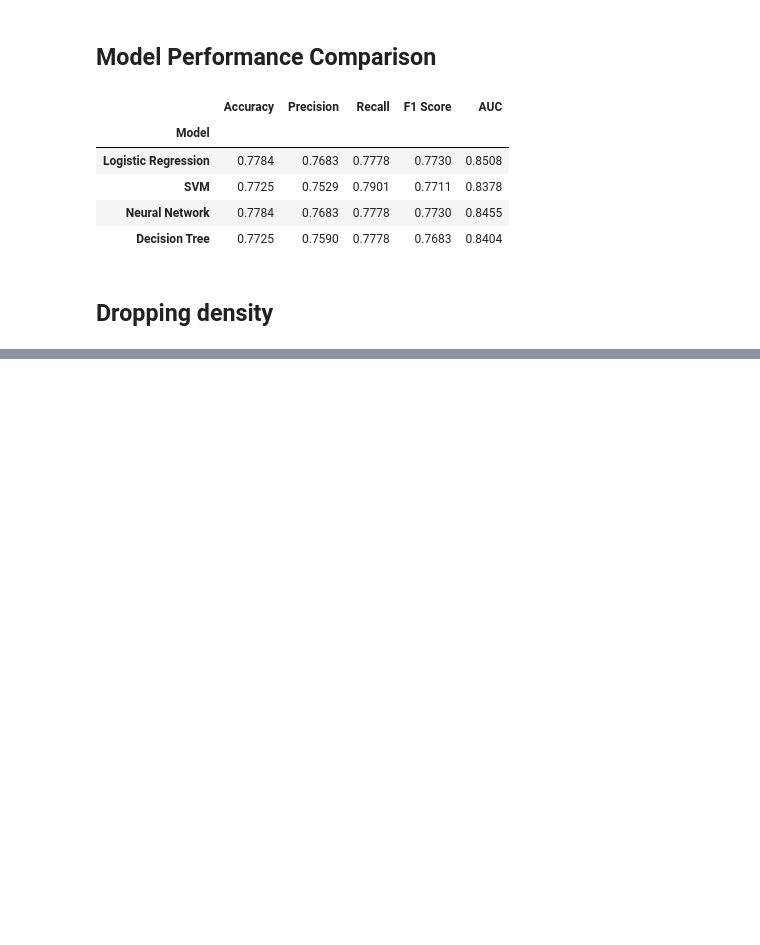
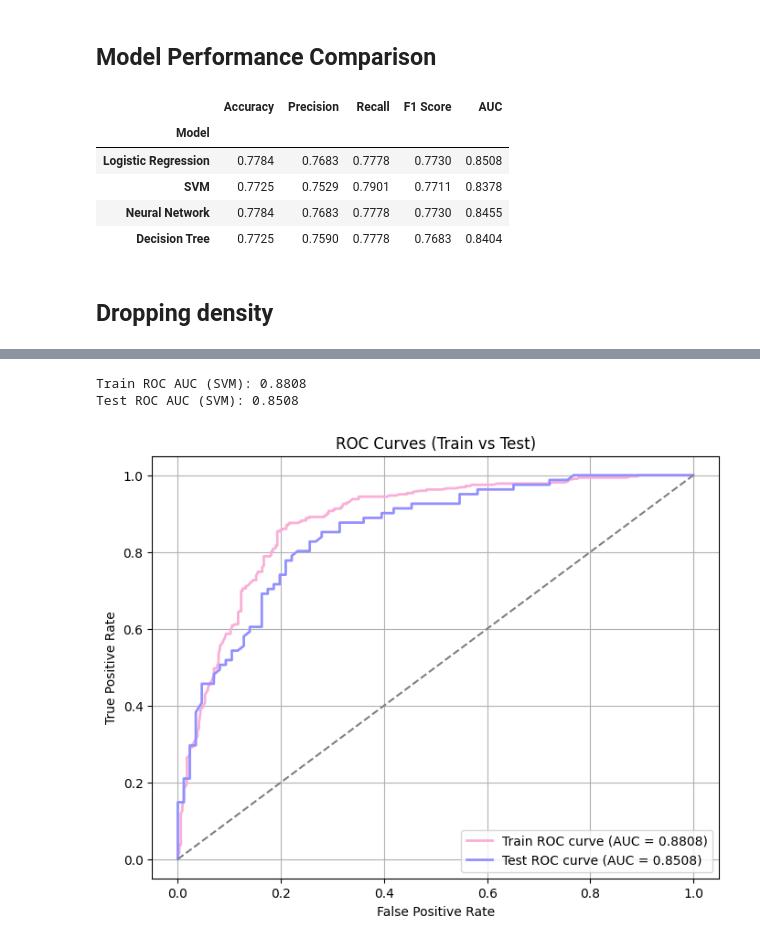
Before and after one commit to ceciliasant/AAproj1, a Jupyter notebook: proj1.ipynb, the cells around one changed output, grey strips where cells are left out. Saved outputs shown, nothing was run; the diff lists cells and outputs as text; code cells hidden in the pictures; blank space fills up the shorter version.

```diff
--- a/proj1.ipynb
+++ b/proj1.ipynb
@@ -894,18 +927,16 @@ Test ROC AUC (Logistic Regression): 1.0000
 # %%
-
-pipeline_logreg_no_density = Pipeline([
+pipeline_svm_no_density = Pipeline([
     ('scaler', scaler),
-    ('logreg', LogisticRegression(max_iter=1000))
+    ('svm', SVC(kernel='rbf', probability=True))
 ])
 
 param_grid = {
-    'logreg__C': [0.001, 0.01, 0.1, 1, 10, 100],  # Regularization strength
-    'logreg__penalty': ['l1', 'l2'],  # Penalty
-    'logreg__solver': ['liblinear', 'saga']  # Solvers compatible with penalties
+    'svm__C': [0.01,0.1, 1, 10],  # Regularization
+    'svm__gamma': ['scale', 'auto', 0.01, 0.001]  # Scales for kernel RBF
 }
 
-grid_search_logreg_no_density = GridSearchCV(pipeline_logreg_no_density, param_grid, cv=cv, scoring='accuracy', n_jobs=-1)
-grid_search_logreg_no_density.fit(X_train_no_density, y_train_no_density)
+grid_search_svm_no_density = GridSearchCV(pipeline_svm_no_density, param_grid, cv=cv, scoring='accuracy', n_jobs=-1)
+grid_search_svm_no_density.fit(X_train_no_density, y_train_no_density)
 
-best_params_no_density = grid_search_logreg_no_density.best_params_
-print(f"Best Hyperparameters (Logistic Regression): {best_params_no_density}")
+best_params_svm_no_density = grid_search_svm_no_density.best_params_
+print(f"Best Hyperparameters (SVM): {best_params_svm_no_density}")
@@ -912,3 +979,35 @@ print(f"Best Hyperparameters (Logistic Regression): {best_params_no_density}")
+# %%
+## ROC curves
+# predicted probabilities for the positive class (Malignant = 1)
+y_train_prob_svm = best_logreg_no_density.predict_proba(X_train_no_density)[:, 1]
+y_test_prob_svm = best_logreg_no_density.predict_proba(X_test_no_density)[:, 1]
+
+# train set
+fpr_train, tpr_train, _ = roc_curve(y_train_no_density, y_train_prob_svm)
+roc_auc_train = auc(fpr_train, tpr_train)
+
+# test set
+fpr_test, tpr_test, _ = roc_curve(y_test_no_density, y_test_prob_svm)
+roc_auc_test_svm_no_density = auc(fpr_test, tpr_test)
+
+print(f"Train ROC AUC (SVM): {roc_auc_train:.4f}")
+print(f"Test ROC AUC (SVM): {roc_auc_test_svm_no_density:.4f}")
+
+plt.figure(figsize=(8, 6))
+plt.plot(fpr_train, tpr_train, color= '#f9afd7ff', lw=2, label=f'Train ROC curve (AUC = {roc_auc_train:.4f})')
+plt.plot(fpr_test, tpr_test, color='#9290ffff', lw=2, label=f'Test ROC curve (AUC = {roc_auc_test_svm_no_density:.4f})')
+plt.plot([0, 1], [0, 1], color='gray', linestyle='--')
+
+plt.xlabel('False Positive Rate')
+plt.ylabel('True Positive Rate')
+plt.title('ROC Curves (Train vs Test)')
+plt.legend(loc='lower right')
+plt.grid(True)
+plt.show()
+# %% [output]
+Train ROC AUC (SVM): 0.8808
+Test ROC AUC (SVM): 0.8508
+[figure, added]
 # %%
 # Logistic Regression
 logreg_metrics = {
```
Also changed, not shown: parts of 10 cells of this notebook.
